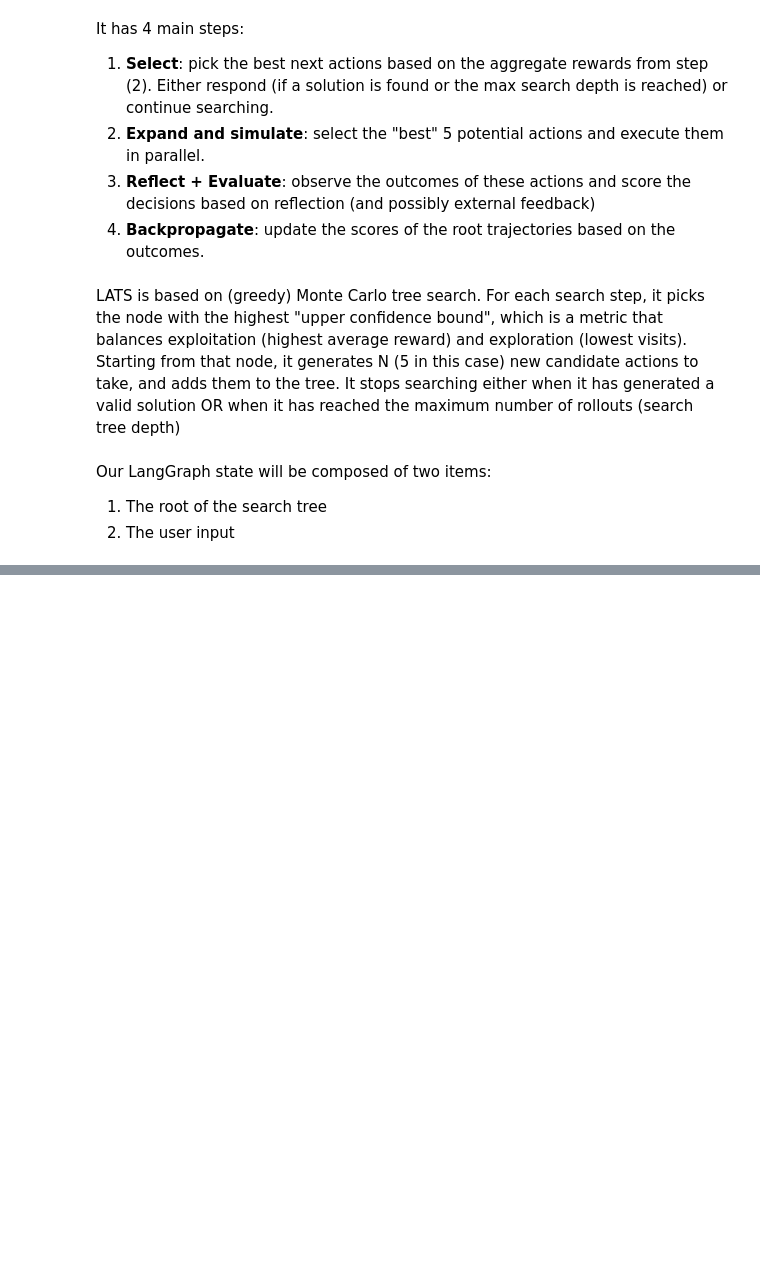
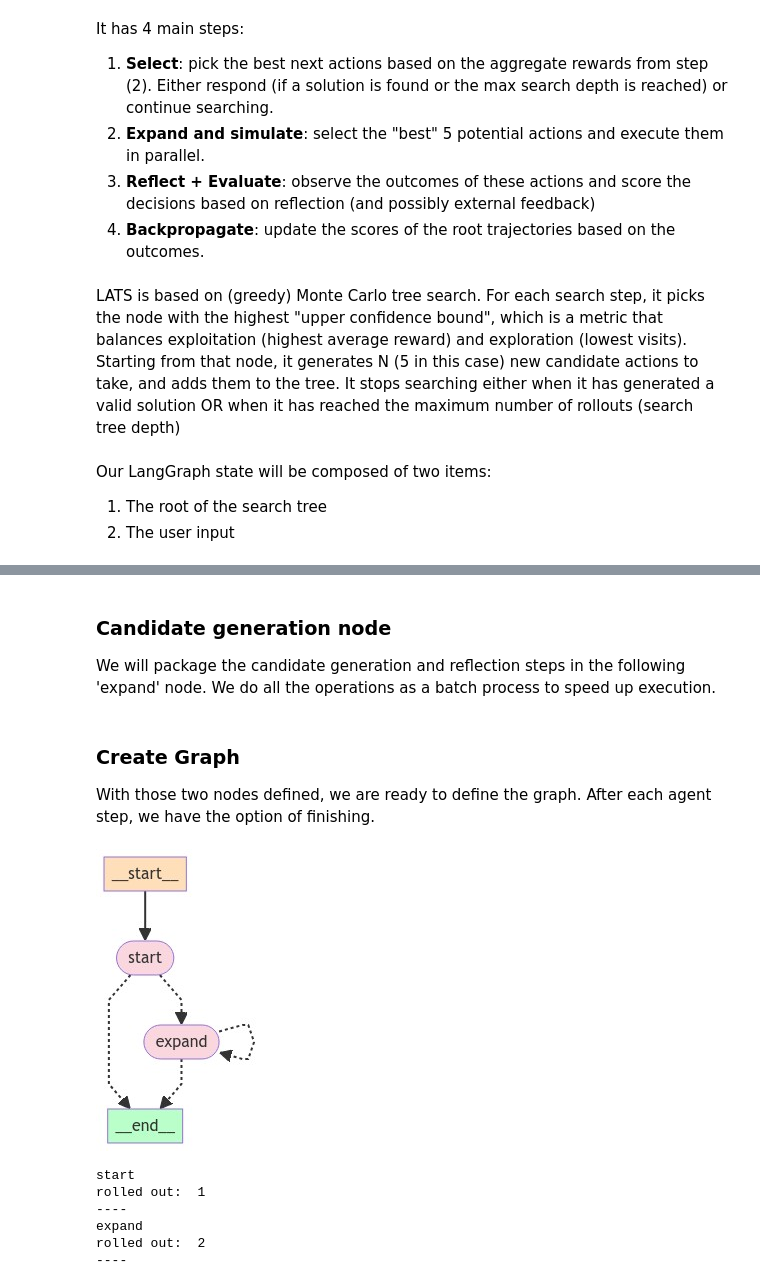
Before and after one commit to ad71/ragbot, a Jupyter notebook: langgraph_lats.ipynb, the cells around one changed output, grey strips where cells are left out. Saved outputs shown, nothing was run; the diff lists cells and outputs as text; code cells hidden in the pictures; blank space fills up the shorter version.

```diff
--- a/langgraph_lats.ipynb
+++ b/langgraph_lats.ipynb
@@ -208,0 +252,7 @@ class Node:
+# %%
+llm = ChatOpenAI(model='gpt-4o')
+# %%
+search = TavilySearchAPIWrapper()
+tavily_tool = TavilySearchResults(api_wrapper=search, max_results=5)
+tools = [tavily_tool]
+tool_executor = ToolExecutor(tools=tools)
@@ -208,0 +355,16 @@ class Node:
+# %%
+# This generates N candidate values for a single input to sample actions from the environment
+
+def generate_candidates(messages: ChatPromptValue, config: RunnableConfig):
+    n = config['configurable'].get('N', 5)
+    bound_kwargs = llm.bind_tools(tools=tools).kwargs
+    chat_result = llm.generate(
+        [messages.to_messages()],
+        n=n,
+        callbacks=config['callbacks'],
+        run_name='GenerateCandidates',
+        **bound_kwargs
+    )
+    return [gen.message for gen in chat_result.generations[0]]
+
+expansion_chain = prompt_template | generate_candidates
@@ -208,0 +393,3 @@ class Node:
+# %% [markdown]
+### Candidate generation node
+We will package the candidate generation and reflection steps in the following 'expand' node. We do all the operations as a batch process to speed up execution.
@@ -208,0 +440,42 @@ class Node:
+# %% [markdown]
+### Create Graph
+With those two nodes defined, we are ready to define the graph. After each agent step, we have the option of finishing.
+# %%
+def should_loop(state: TreeState) -> Literal['expand', '__end__']:
+    '''Determine whether to continue the tree search'''
+    root = state['root']
+    if root.is_solved:
+        return END
+    if root.height > 5:
+        return END
+    return 'expand'
+
+builder = StateGraph(TreeState)
+builder.add_node('start', generate_initial_response)
+builder.add_node('expand', expand)
+builder.set_entry_point('start')
+
+builder.add_conditional_edges('start', should_loop)
+builder.add_conditional_edges('expand', should_loop)
+
+graph = builder.compile()
+# %%
+Image(graph.get_graph().draw_mermaid_png())
+# %% [output]
+[figure, added]
+# %%
+question = 'Generate a table with the average size and weight, as well as the oldest recorded instance of each of the top 5 most common birds.'
+last_step = None
+for step in graph.stream({'input': question}):
+    last_step = step
+    step_name, step_state = next(iter(step.items()))
+    print(step_name)
+    print('rolled out: ', step_state['root'].height)
+    print('----')
+# %% [output]
+start
+rolled out:  1
+----
+expand
+rolled out:  2
+----
```
Also changed, not shown: parts of 19 cells of this notebook.
